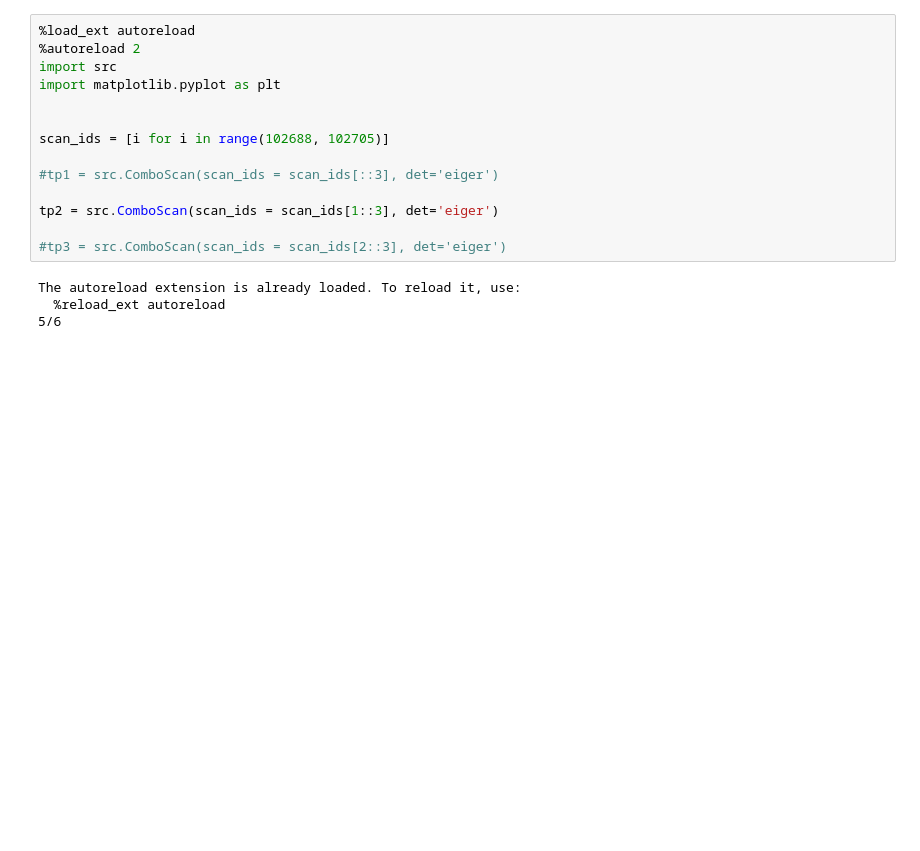
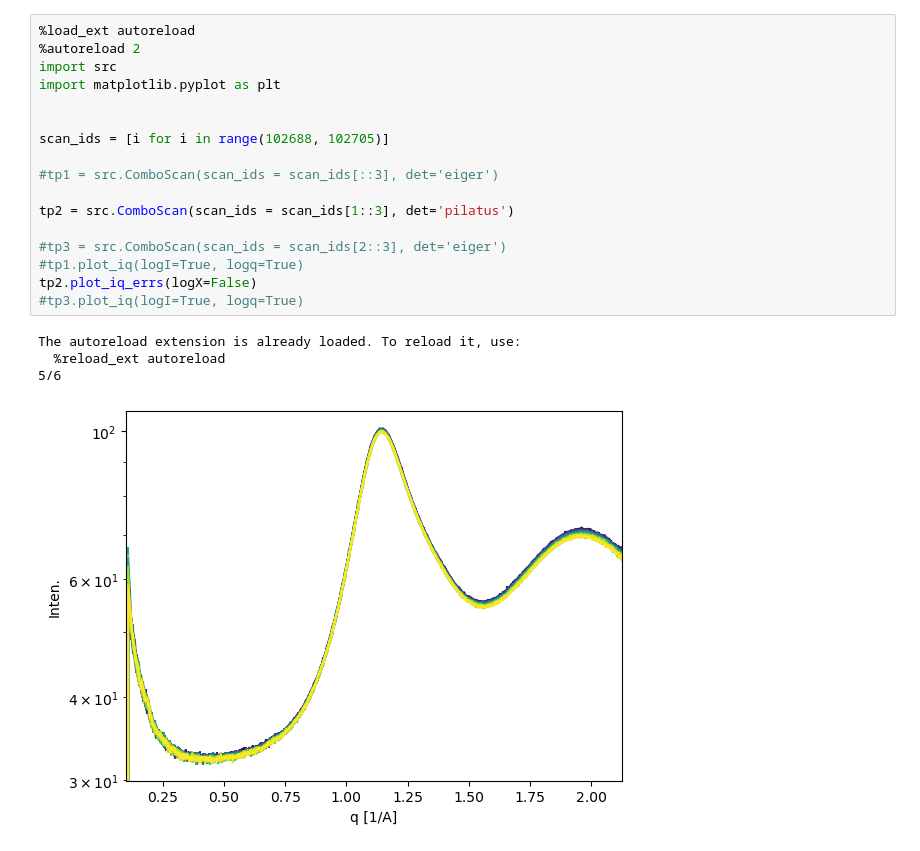
Before and after one commit to YellowSub17/spider-silk-max4, a Jupyter notebook: timepoint.ipynb, the cells around one changed output. Saved outputs shown, nothing was run; the diff lists cells and outputs as text; blank space fills up the shorter version.

```diff
--- a/timepoint.ipynb
+++ b/timepoint.ipynb
@@ -1,19 +1,23 @@
 # %%
 %load_ext autoreload
 %autoreload 2
 import src
 import matplotlib.pyplot as plt
 
 
 scan_ids = [i for i in range(102688, 102705)]
 
 #tp1 = src.ComboScan(scan_ids = scan_ids[::3], det='eiger')
 
-tp2 = src.ComboScan(scan_ids = scan_ids[1::3], det='eiger')
+tp2 = src.ComboScan(scan_ids = scan_ids[1::3], det='pilatus')
 
 #tp3 = src.ComboScan(scan_ids = scan_ids[2::3], det='eiger')
+#tp1.plot_iq(logI=True, logq=True)
+tp2.plot_iq_errs(logX=False)
+#tp3.plot_iq(logI=True, logq=True)
 # %% [output]
 The autoreload extension is already loaded. To reload it, use:
   %reload_ext autoreload
 5/6
+[figure, added]
 # %%
```
Also changed, not shown: parts of 1 cell of this notebook, 2 other files.
